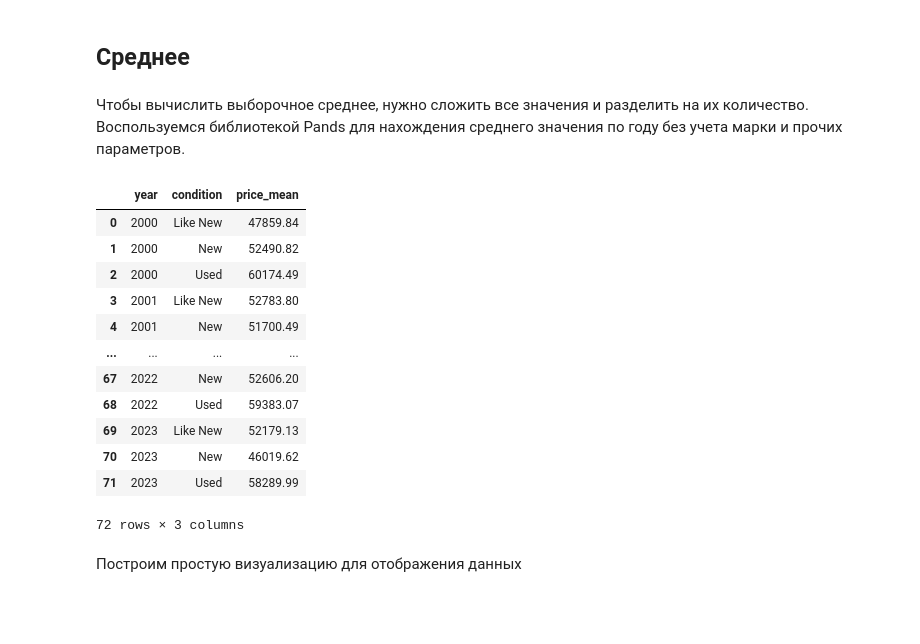
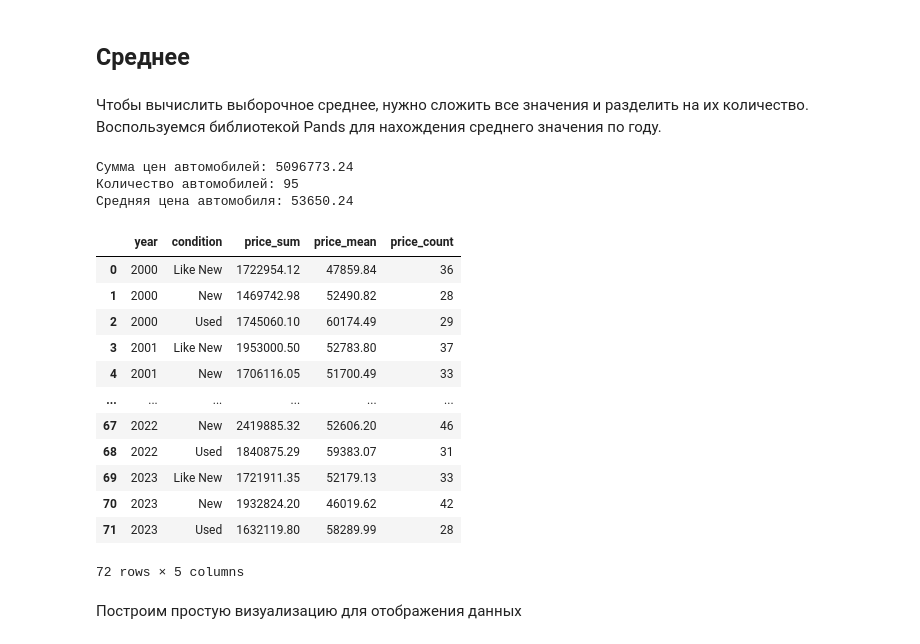
Before and after one commit to Korablinr54/Statistics, a Jupyter notebook: Основы статистики.ipynb, the cells around one changed output. Drawn from its saved outputs; the diff is of its cells as text; code cells hidden in the pictures; blank space fills up the shorter version.

Commit message:
Среднее - 10, визуализация

```diff
--- a/Основы статистики.ipynb
+++ b/Основы статистики.ipynb
@@ -66,32 +66,53 @@ memory usage: 195.4+ KB
 # %% [markdown]
 ## Среднее
 # %% [markdown]
-Чтобы вычислить выборочное среднее, нужно сложить все значения и разделить на их количество. Воспользуемся библиотекой Pands для нахождения среднего значения по году без учета марки и прочих параметров.
+Чтобы вычислить выборочное среднее, нужно сложить все значения и разделить на их количество. Воспользуемся библиотекой Pands для нахождения среднего значения по году.
+# %%
+# Фильтрация данных по условиям
+mask = (cars['year'] == 2010) #& (cars['condition'] == 'New')
+
+# Сумма цен автомобилей
+price_car = cars.loc[mask, 'price'].sum().round(2)
+
+# Количество автомобилей
+count_car = cars.loc[mask, 'condition'].count()
+
+# Средняя цена автомобиля
+average_price = (price_car / count_car).round(2)
+
+# Отображение результатов
+print(f"Сумма цен автомобилей: {price_car}")
+print(f"Количество автомобилей: {count_car}")
+print(f"Средняя цена автомобиля: {average_price}")
+# %% [output]
+Сумма цен автомобилей: 5096773.24
+Количество автомобилей: 95
+Средняя цена автомобиля: 53650.24
 # %%
 # Агрегируем, получая сумму и среднее
-cars_group_year = cars.groupby(['year', 'condition']).agg({'price': ['sum', 'mean']})
+cars_group_year = cars.groupby(['year', 'condition']).agg({'price': ['sum', 'mean', 'count']})
 
 # Округлим до 2 знаков после запятой и сбросим индекс
 cars_group_year = cars_group_year.round(2).reset_index()
 
-cars_group_year.columns = ['year', 'condition', 'price_sum', 'price_mean']
+cars_group_year.columns = ['year', 'condition', 'price_sum', 'price_mean', 'price_count']
 
 # Смотрим на данные
-display(cars_group_year[['year', 'condition', 'price_mean']])
+display(cars_group_year)
 # %% [output]
-|  | year | condition | price_mean |
-| 0 | 2000 | Like New | 47859.84 |
-| 1 | 2000 | New | 52490.82 |
-| 2 | 2000 | Used | 60174.49 |
-| 3 | 2001 | Like New | 52783.80 |
-| 4 | 2001 | New | 51700.49 |
-| ... | ... | ... | ... |
-| 67 | 2022 | New | 52606.20 |
-| 68 | 2022 | Used | 59383.07 |
-| 69 | 2023 | Like New | 52179.13 |
-| 70 | 2023 | New | 46019.62 |
-| 71 | 2023 | Used | 58289.99 |
+|  | year | condition | price_sum | price_mean | price_count |
+| 0 | 2000 | Like New | 1722954.12 | 47859.84 | 36 |
+| 1 | 2000 | New | 1469742.98 | 52490.82 | 28 |
+| 2 | 2000 | Used | 1745060.10 | 60174.49 | 29 |
+| 3 | 2001 | Like New | 1953000.50 | 52783.80 | 37 |
+| 4 | 2001 | New | 1706116.05 | 51700.49 | 33 |
+| ... | ... | ... | ... | ... | ... |
+| 67 | 2022 | New | 2419885.32 | 52606.20 | 46 |
+| 68 | 2022 | Used | 1840875.29 | 59383.07 | 31 |
+| 69 | 2023 | Like New | 1721911.35 | 52179.13 | 33 |
+| 70 | 2023 | New | 1932824.20 | 46019.62 | 42 |
+| 71 | 2023 | Used | 1632119.80 | 58289.99 | 28 |
-72 rows × 3 columns
+72 rows × 5 columns
 # %% [markdown]
 Построим простую визуализацию для отображения данных
 # %% [markdown]
```
Also changed, not shown: parts of 1 cell of this notebook.
